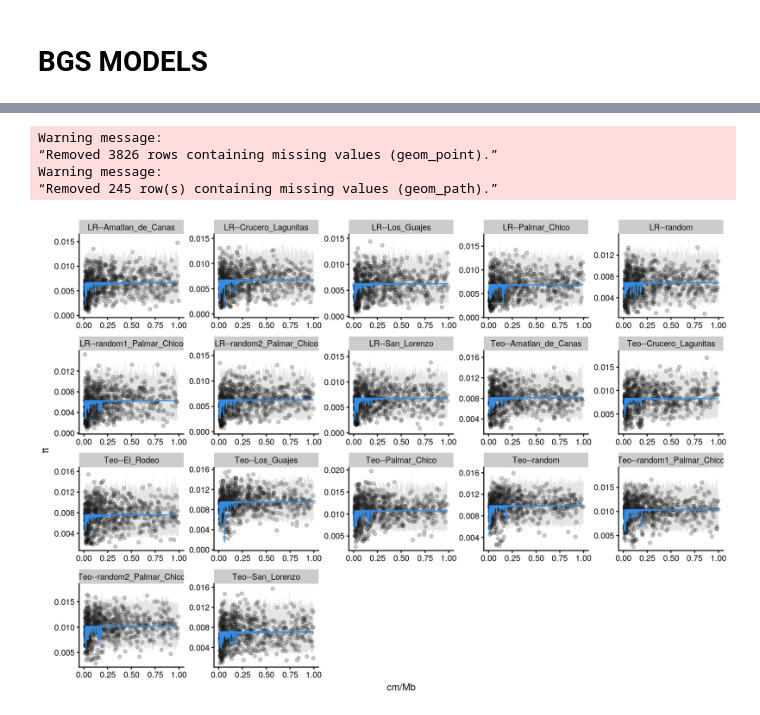
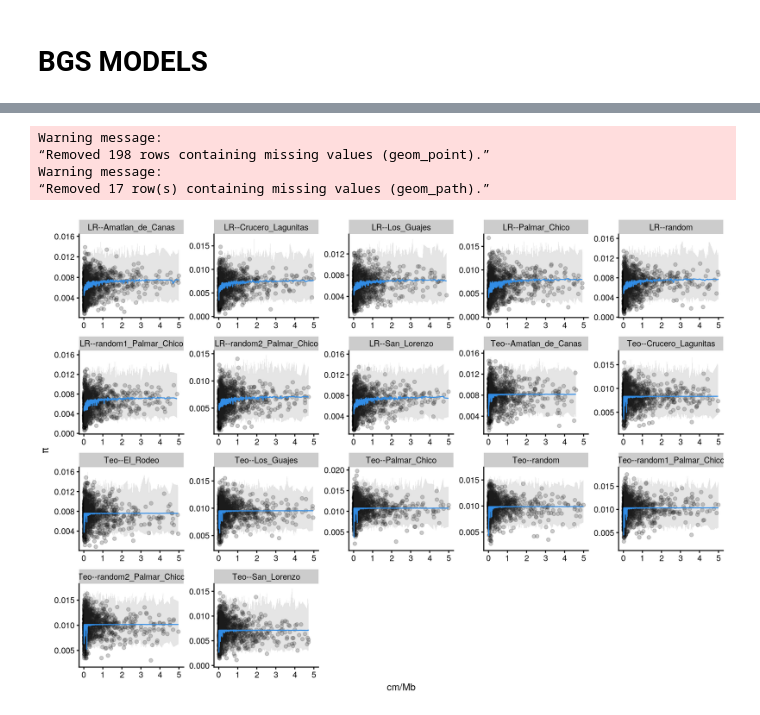
Before and after one commit to silastittes/parv_local, a Jupyter notebook: notebooks/BGSmodeling.ipynb, the cells around one changed output, grey strips where cells are left out. Cells and saved outputs as stored; diff of their text form; code cells hidden in the pictures.

```diff
--- a/notebooks/BGSmodeling.ipynb
+++ b/notebooks/BGSmodeling.ipynb
@@ -208,7 +208,7 @@ infer_theta <- function(pi, G_i, fd_i, rbp_i, sample_size = 100, pop = "", mode
   sig_bound <- c(-Inf, Inf)
   ll <- 1e-10
   hh <- 100
-  denom <- 1
+  denom <- 5
   #model fit
   mod_full <-
     optim(
@@ -770,26 +753,26 @@ b + a + plot_layout(widths = c(1,2))
 # %%
 pred_df %>%
     filter(model == "full") %>%
     mutate(pop = str_remove_all(pop, ".100000BP"),
            pop = str_remove_all(pop, "v5--")) %>%
     mutate(rbp_i = -1*(100/2)*log(1 - 2*rbp_i)*1e6) %>%
     #mutate(rbp_i = log(rbp_i)) %>%
     ggplot()+
     geom_point(mapping = aes(rbp_i, pi), alpha = 0.2) +
     geom_line(mapping = aes(rbp_i, expected_pi), colour = "dodgerblue") +
     #geom_smooth(mapping = aes(rbp_i, pi), se = F, colour = "dodgerblue", type = 2) +
     geom_ribbon(mapping = aes(x = rbp_i, ymin = low, ymax =  high), fill = "grey50", alpha = 0.2) +
     facet_wrap(~pop, scales = "free") +
     xlab("cm/Mb") +
     ylab(expression(pi)) +
-    xlim(0, 1) +
+    xlim(0, 5) +
     cowplot::theme_cowplot(font_size = 10)
 # %% [output]
 Warning message:
-“Removed 3826 rows containing missing values (geom_point).”
+“Removed 198 rows containing missing values (geom_point).”
 Warning message:
-“Removed 245 row(s) containing missing values (geom_path).”
+“Removed 17 row(s) containing missing values (geom_path).”
-[figure, old version]
+[figure, new version]
 # %%
 #histogram of residuals
 hist_plot  <-
```
Also changed, not shown: parts of 8 cells of this notebook, 5 other files.
